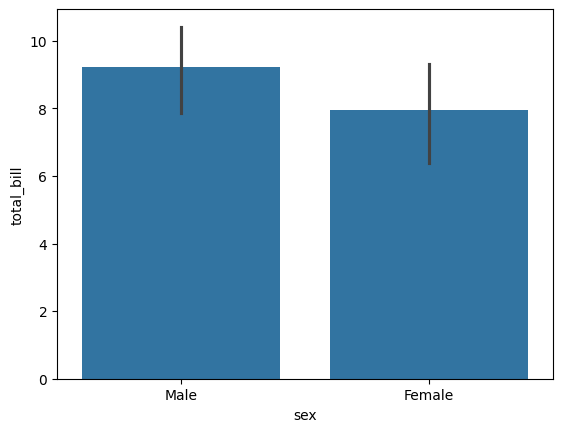
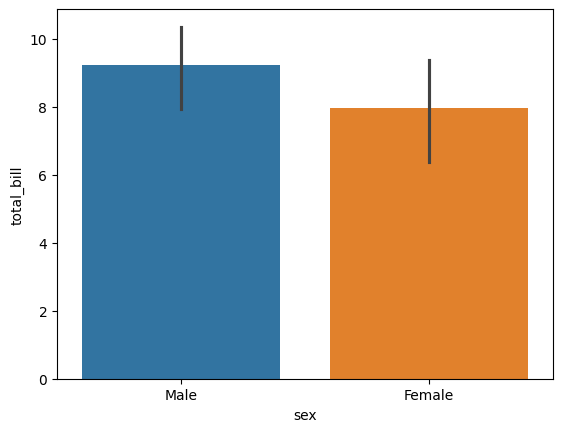
The notebook cell's code change between the first figure and the second:
--- before
+++ after
@@ -1,2 +1,2 @@
 import numpy as np
-sns.barplot(x= 'sex',y='total_bill',data=tips,estimator=np.std)
+sns.barplot(x= 'sex',y='total_bill',data=tips,estimator=np.std, hue = "sex")

Commit: Add files via upload